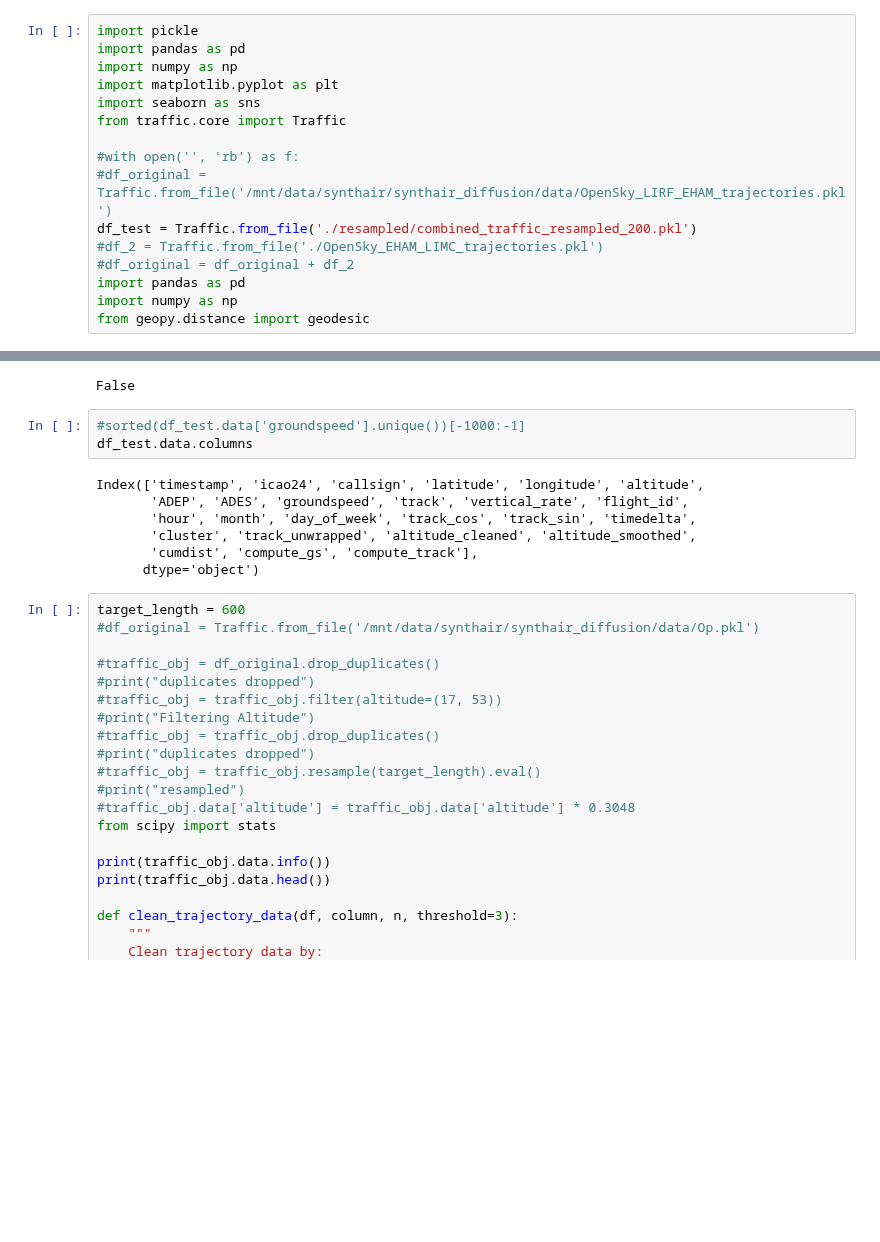
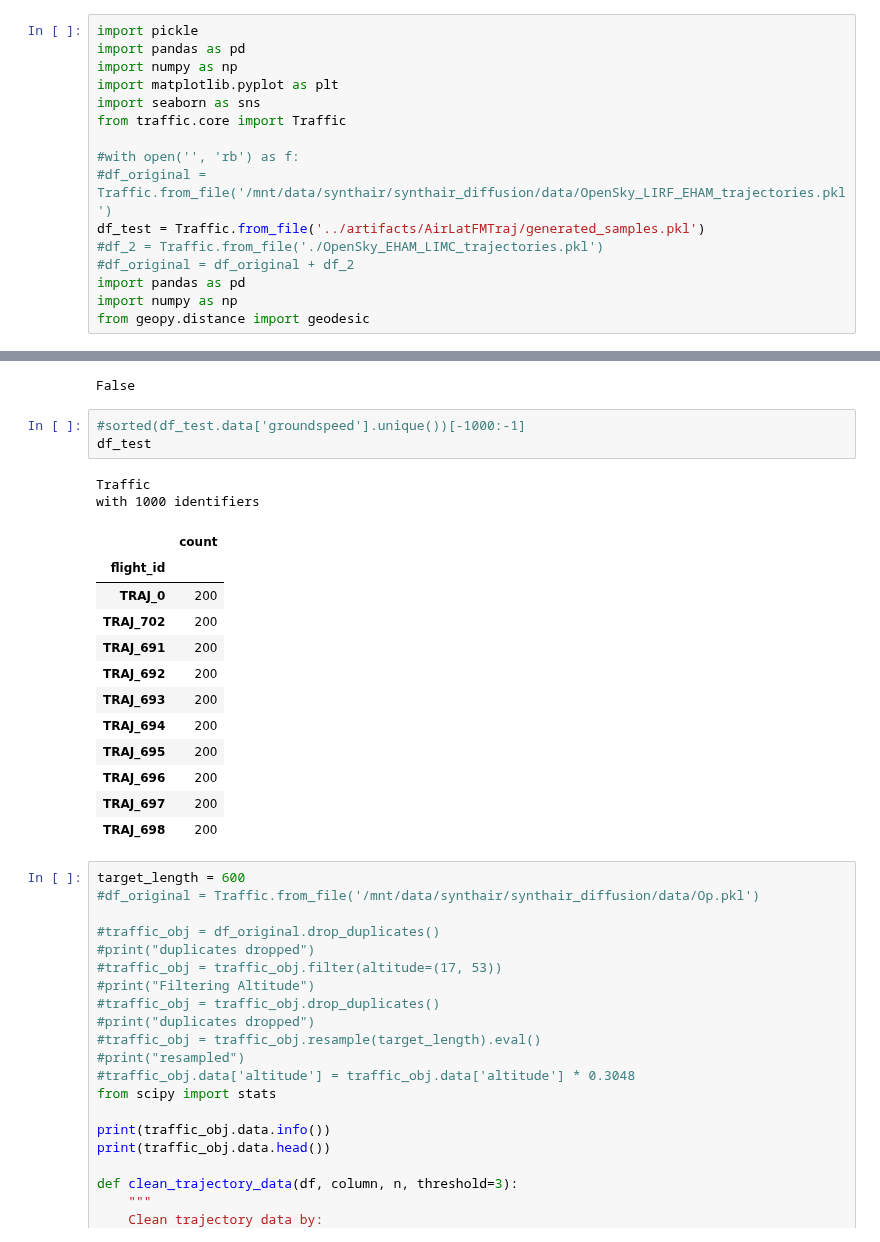
Before and after one commit to SynthAIr/DM_FM_Trajectories, a Jupyter notebook: src/data/OpenSky_viewer.ipynb, the cells around one changed output, grey strips where cells are left out. Saved outputs shown, nothing was run; the diff lists cells and outputs as text; blank space fills up the shorter version.

```diff
--- a/src/data/OpenSky_viewer.ipynb
+++ b/src/data/OpenSky_viewer.ipynb
@@ -10,7 +10,7 @@ from traffic.core import Traffic
 
 #with open('', 'rb') as f:
 #df_original = Traffic.from_file('/mnt/data/synthair/synthair_diffusion/data/OpenSky_LIRF_EHAM_trajectories.pkl')
-df_test = Traffic.from_file('./resampled/combined_traffic_resampled_200.pkl')
+df_test = Traffic.from_file('../artifacts/AirLatFMTraj/generated_samples.pkl')
 #df_2 = Traffic.from_file('./OpenSky_EHAM_LIMC_trajectories.pkl')
 #df_original = df_original + df_2
 import pandas as pd
@@ -22,14 +22,22 @@ df_test.data['vertical_rate'].isnull().values.any()
 False
 # %%
 #sorted(df_test.data['groundspeed'].unique())[-1000:-1]
-df_test.data.columns
+df_test
 # %% [output]
-Index(['timestamp', 'icao24', 'callsign', 'latitude', 'longitude', 'altitude',
-       'ADEP', 'ADES', 'groundspeed', 'track', 'vertical_rate', 'flight_id',
-       'hour', 'month', 'day_of_week', 'track_cos', 'track_sin', 'timedelta',
-       'cluster', 'track_unwrapped', 'altitude_cleaned', 'altitude_smoothed',
-       'cumdist', 'compute_gs', 'compute_track'],
-      dtype='object')
+Traffic
+with 1000 identifiers
+|  | count |
+| flight_id |  |
+| TRAJ_0 | 200 |
+| TRAJ_702 | 200 |
+| TRAJ_691 | 200 |
+| TRAJ_692 | 200 |
+| TRAJ_693 | 200 |
+| TRAJ_694 | 200 |
+| TRAJ_695 | 200 |
+| TRAJ_696 | 200 |
+| TRAJ_697 | 200 |
+| TRAJ_698 | 200 |
 # %%
 target_length = 600
 #df_original = Traffic.from_file('/mnt/data/synthair/synthair_diffusion/data/Op.pkl')
```
Also changed, not shown: 5 other files.
